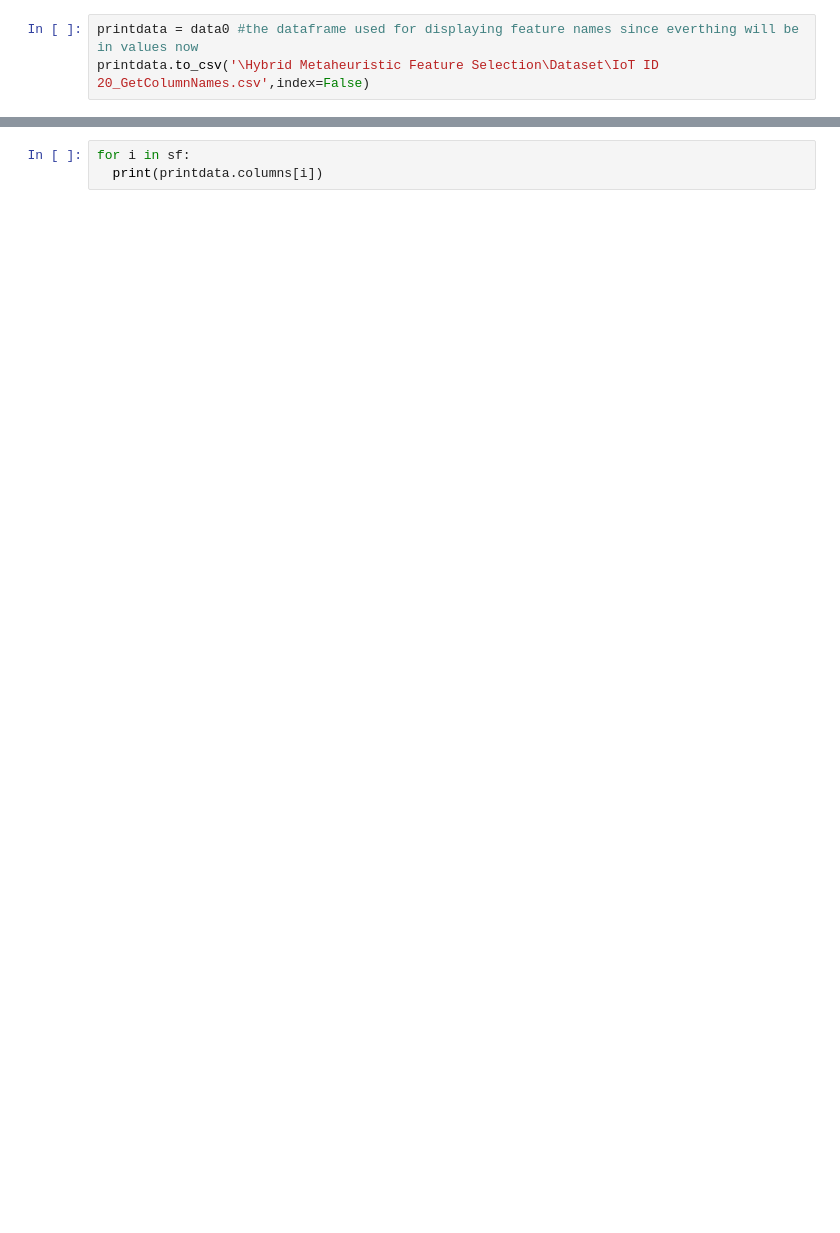
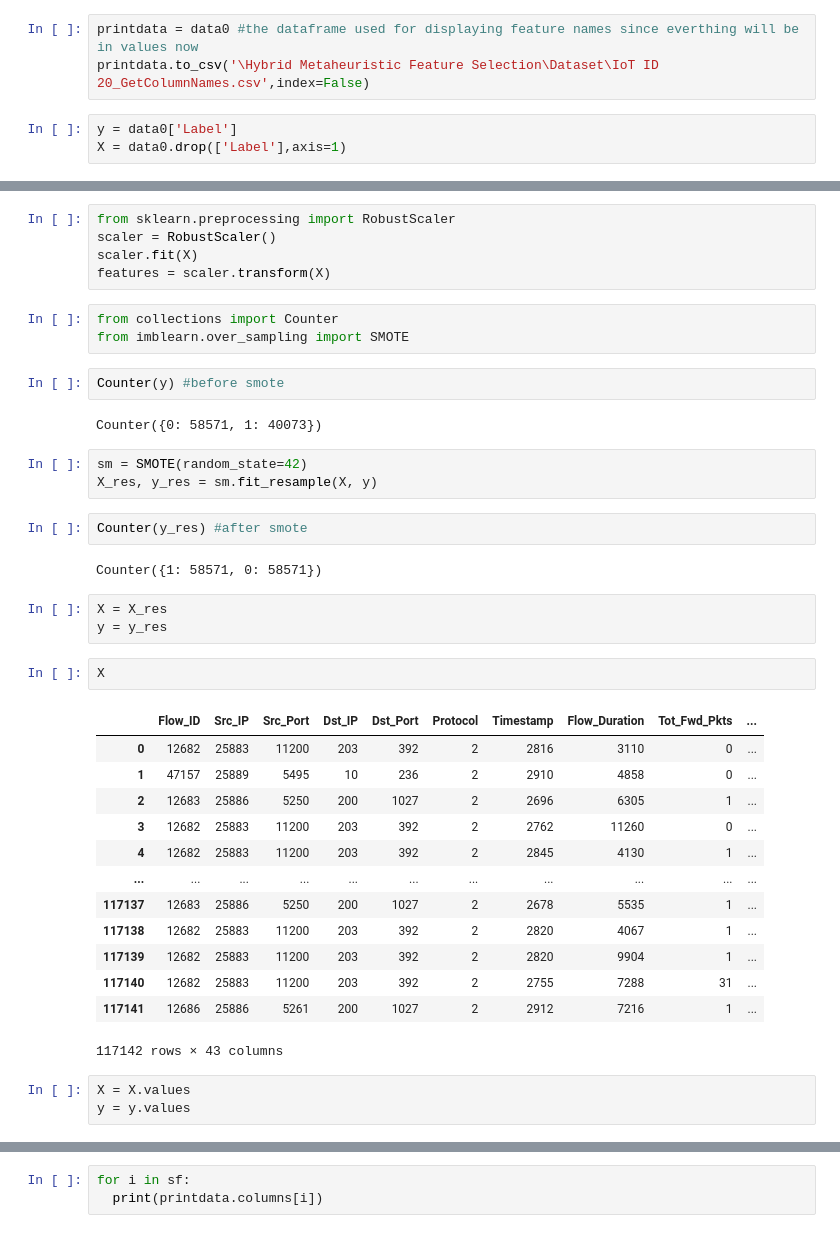
Before and after one commit to DhruvaTikhe/HMFS, a Jupyter notebook: Code/3-Metaheuristic Feature Selection.ipynb, the cells around one changed output, grey strips where cells are left out. Cells and saved outputs as stored; diff of their text form; blank space fills up the shorter version.

```diff
--- a/Code/3-Metaheuristic Feature Selection.ipynb
+++ b/Code/3-Metaheuristic Feature Selection.ipynb
@@ -315,3 +311,6 @@ Name: count, dtype: int64
 # %%
 printdata = data0 #the dataframe used for displaying feature names since everthing will be in values now
 printdata.to_csv('\Hybrid Metaheuristic Feature Selection\Dataset\IoT ID 20_GetColumnNames.csv',index=False)
+# %%
+y = data0['Label']
+X = data0.drop(['Label'],axis=1)
@@ -317,0 +325,41 @@ printdata.to_csv('\Hybrid Metaheuristic Feature Selection\Dataset\IoT ID 20_GetC
+# %%
+from sklearn.preprocessing import RobustScaler
+scaler = RobustScaler()
+scaler.fit(X)
+features = scaler.transform(X)
+# %%
+from collections import Counter
+from imblearn.over_sampling import SMOTE
+# %%
+Counter(y) #before smote
+# %% [output]
+Counter({0: 58571, 1: 40073})
+# %%
+sm = SMOTE(random_state=42)
+X_res, y_res = sm.fit_resample(X, y)
+# %%
+Counter(y_res) #after smote
+# %% [output]
+Counter({1: 58571, 0: 58571})
+# %%
+X = X_res
+y = y_res
+# %%
+X
+# %% [output]
+|  | Flow_ID | Src_IP | Src_Port | Dst_IP | Dst_Port | Protocol | Timestamp | Flow_Duration | Tot_Fwd_Pkts | ... |
+| 0 | 12682 | 25883 | 11200 | 203 | 392 | 2 | 2816 | 3110 | 0 | ... |
+| 1 | 47157 | 25889 | 5495 | 10 | 236 | 2 | 2910 | 4858 | 0 | ... |
+| 2 | 12683 | 25886 | 5250 | 200 | 1027 | 2 | 2696 | 6305 | 1 | ... |
+| 3 | 12682 | 25883 | 11200 | 203 | 392 | 2 | 2762 | 11260 | 0 | ... |
+| 4 | 12682 | 25883 | 11200 | 203 | 392 | 2 | 2845 | 4130 | 1 | ... |
+| ... | ... | ... | ... | ... | ... | ... | ... | ... | ... | ... |
+| 117137 | 12683 | 25886 | 5250 | 200 | 1027 | 2 | 2678 | 5535 | 1 | ... |
+| 117138 | 12682 | 25883 | 11200 | 203 | 392 | 2 | 2820 | 4067 | 1 | ... |
+| 117139 | 12682 | 25883 | 11200 | 203 | 392 | 2 | 2820 | 9904 | 1 | ... |
+| 117140 | 12682 | 25883 | 11200 | 203 | 392 | 2 | 2755 | 7288 | 31 | ... |
+| 117141 | 12686 | 25886 | 5261 | 200 | 1027 | 2 | 2912 | 7216 | 1 | ... |
+117142 rows × 43 columns
+# %%
+X = X.values
+y = y.values
```
Also changed, not shown: parts of 13 cells of this notebook, 2 other files.
